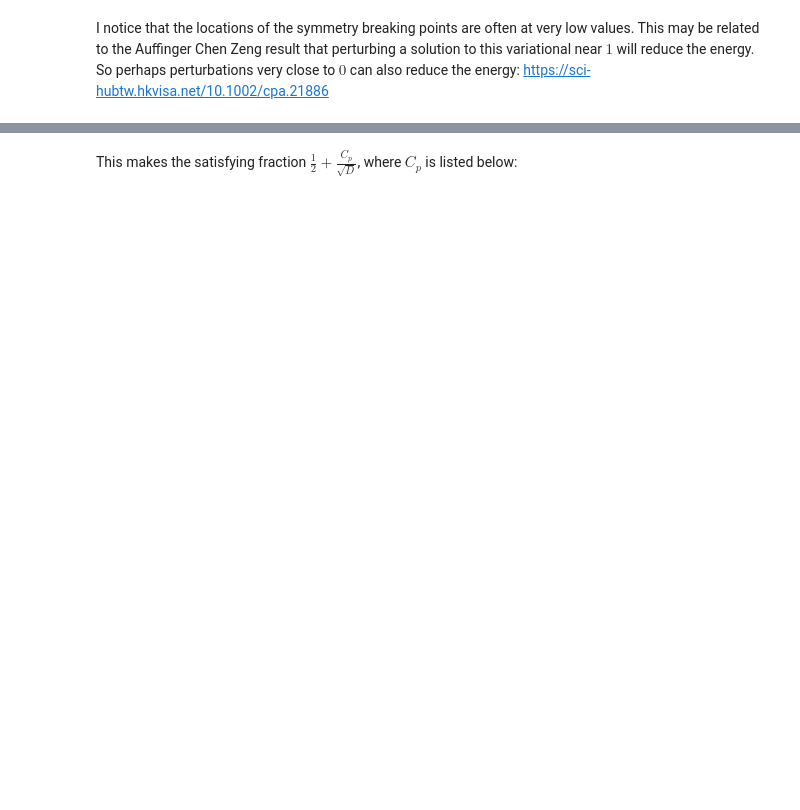
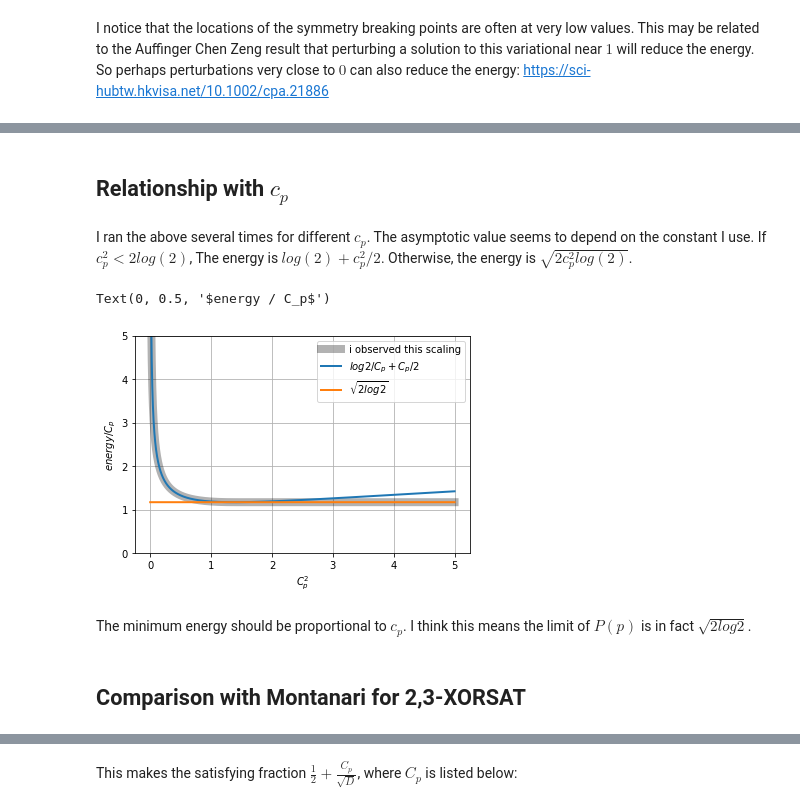
Before and after one commit to marwahaha/QuAIL-2021, a Jupyter notebook: parisi2.ipynb, the cells around one changed output, grey strips where cells are left out. Cells and saved outputs as stored; diff of their text form; code cells hidden in the pictures; blank space fills up the shorter version.

```diff
--- a/parisi2.ipynb
+++ b/parisi2.ipynb
@@ -147,4 +173,4 @@ These are the values of the constants:
 # %%
-for p, x in zip(ps, outs):
+for p, x in zip(ps, outs_scaled):
     print(p, x)
 # %% [output]
@@ -183,0 +211,29 @@ plt.legend()
+# %% [markdown]
+## Relationship with $c_p$
+# %% [markdown]
+I ran the above several times for different $c_p$.
+The asymptotic value seems to depend on the constant I use. If $c_p^2 < 2 log(2)$, The energy is $log(2) + c_p^2 / 2$. Otherwise, the energy is $\sqrt{ 2 c_p^2 log(2)}$.
+# %%
+# this is what I observed after running for many different c_p^2
+inps = np.linspace(1e-10, 5, 100000)
+f1 = lambda x: x**-0.5 * (np.log(2) + x/2)
+f2 = lambda x: x**-0.5 * (2 * x * np.log(2))**0.5
+
+plt.plot(inps, [f1(i) if i < 2*np.log(2) else f2(i) for i in inps],
+         label='i observed this scaling',
+         linewidth=8, alpha=0.3, color='black')
+plt.plot(inps, f1(inps), label='$log 2/C_p +C_p/2$', linewidth=2)
+plt.plot(inps, f2(inps), label='$\sqrt{2 log 2}$', linewidth=2)
+# plt.plot(inps, inps**0.5, label='sqrt(x) (expected scaling)', linewidth=2)
+plt.legend()
+plt.grid()
+plt.ylim(0,5)
+plt.xlabel('$C_p^2$')
+plt.ylabel("$energy / C_p$")
+# %% [output]
+Text(0, 0.5, '$energy / C_p$')
+[figure, added]
+# %% [markdown]
+The minimum energy should be proportional to $c_p$. I think this means the limit of $P(p)$ is in fact $\sqrt{2 log 2}$.
+# %% [markdown]
+## Comparison with Montanari for 2,3-XORSAT
```
Also changed, not shown: parts of 40 cells of this notebook.
